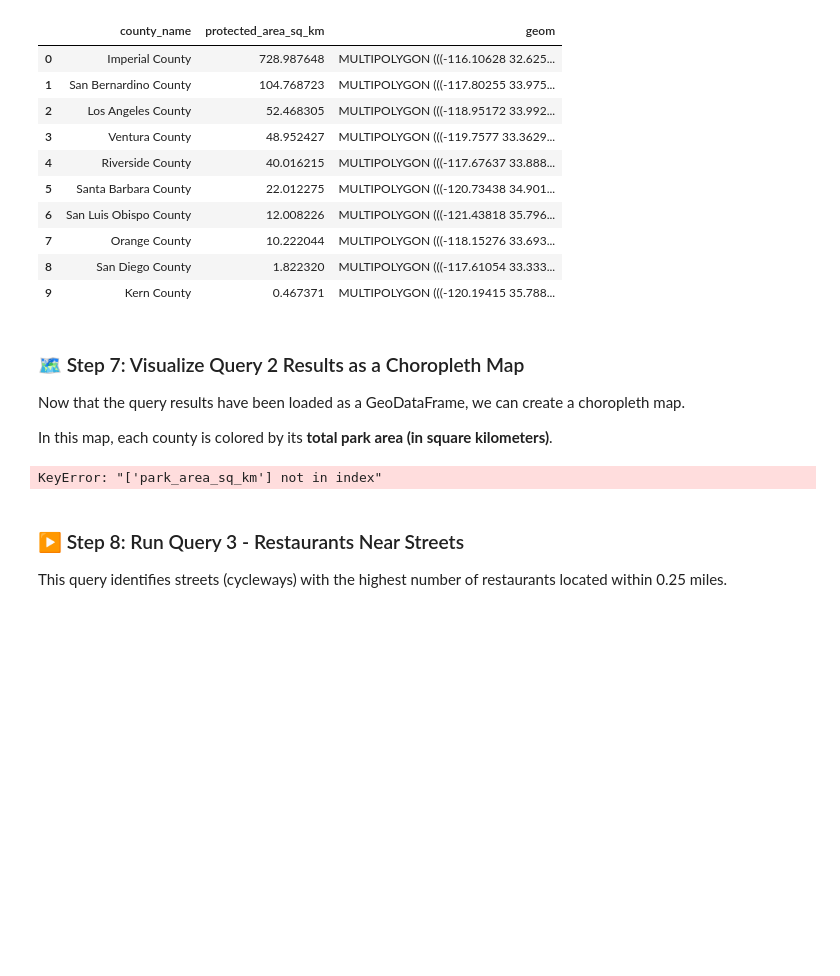
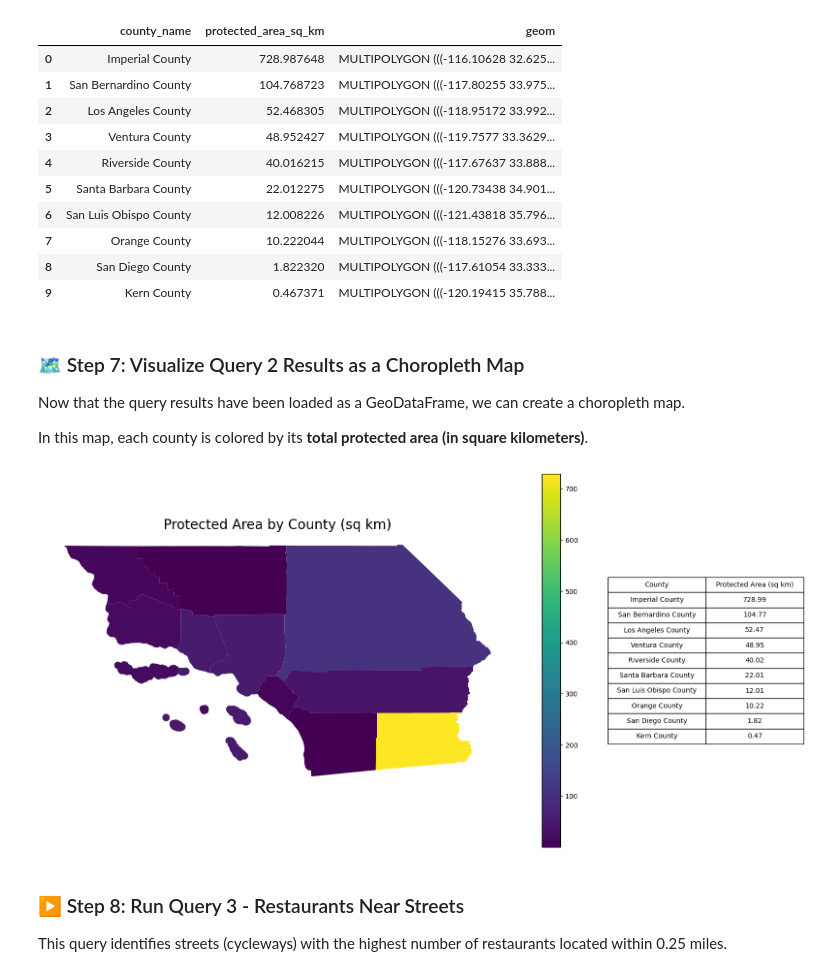
Before and after one commit to Matthew-Martin92/gist604b-osm-postgis-sp26, a Jupyter notebook: notebooks/osm_postgis_california.ipynb, the cells around one changed output. Saved outputs shown, nothing was run; the diff lists cells and outputs as text; code cells hidden in the pictures; blank space fills up the shorter version.

Commit message:
added code for query 2 visualization

```diff
--- a/notebooks/osm_postgis_california.ipynb
+++ b/notebooks/osm_postgis_california.ipynb
@@ -243,9 +243,9 @@ except Exception as e:
 
 Now that the query results have been loaded as a GeoDataFrame, we can create a choropleth map.
 
-In this map, each county is colored by its **total park area (in square kilometers)**.
+In this map, each county is colored by its **total protected area (in square kilometers)**.
 # %%
-viz_column = "park_area_sq_km"
+viz_column = "protected_area_sq_km"
 
 # Select columns for the table
 table_df = (
@@ -261,37 +261,37 @@ fig, (ax_map, ax_table) = plt.subplots(
     figsize=(16, 8),
     gridspec_kw={"width_ratios": [3, 1]}
 )
 
 # Map
 query_2_results.plot(
     column=viz_column,
     legend=True,
     ax=ax_map,
     vmin=query_2_results[viz_column].min(),
     vmax=query_2_results[viz_column].max(),
-    cmap="plasma"
+    cmap="viridis"
 )
 
-ax_map.set_title("Park Area by County (sq km)", fontsize=16)
+ax_map.set_title("Protected Area by County (sq km)", fontsize=20)
 ax_map.set_axis_off()
 
 # Table
 ax_table.axis("off")
 tbl = ax_table.table(
     cellText=table_df.values,
-    colLabels=["County", "Park Area (sq km)"],
+    colLabels=["County", "Protected Area (sq km)"],
     loc="center",
     cellLoc="center"
 )
 
 tbl.auto_set_font_size(False)
 tbl.set_fontsize(10)
 tbl.scale(1, 1.5)
 
 plt.tight_layout()
 plt.show()
 # %% [output]
-KeyError: "['park_area_sq_km'] not in index"
+[figure, added]
 # %% [markdown]
 ### ▶️ Step 8: Run Query 3 - Restaurants Near Streets
 
```
Also changed, not shown: parts of 1 cell of this notebook.
